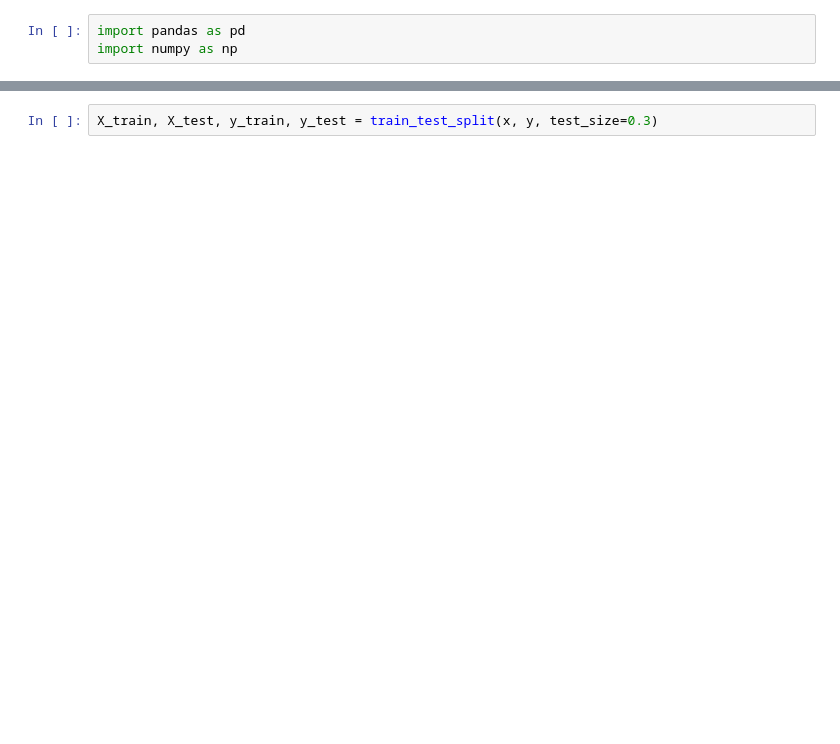
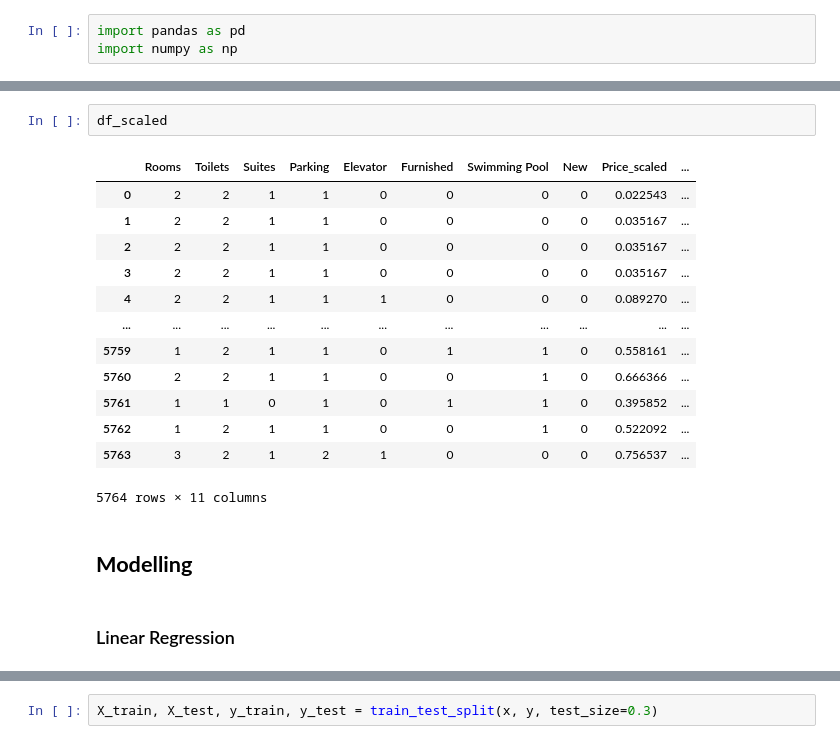
Before and after one commit to ptrktodev/price-prediction, a Jupyter notebook: Model_v1.ipynb, the cells around one changed output, grey strips where cells are left out. Saved outputs shown, nothing was run; the diff lists cells and outputs as text; blank space fills up the shorter version.

```diff
--- a/Model_v1.ipynb
+++ b/Model_v1.ipynb
@@ -24,2 +66,22 @@ df
+# %%
+df_scaled
+# %% [output]
+|  | Rooms | Toilets | Suites | Parking | Elevator | Furnished | Swimming Pool | New | Price_scaled | ... |
+| 0 | 2 | 2 | 1 | 1 | 0 | 0 | 0 | 0 | 0.022543 | ... |
+| 1 | 2 | 2 | 1 | 1 | 0 | 0 | 0 | 0 | 0.035167 | ... |
+| 2 | 2 | 2 | 1 | 1 | 0 | 0 | 0 | 0 | 0.035167 | ... |
+| 3 | 2 | 2 | 1 | 1 | 0 | 0 | 0 | 0 | 0.035167 | ... |
+| 4 | 2 | 2 | 1 | 1 | 1 | 0 | 0 | 0 | 0.089270 | ... |
+| ... | ... | ... | ... | ... | ... | ... | ... | ... | ... | ... |
+| 5759 | 1 | 2 | 1 | 1 | 0 | 1 | 1 | 0 | 0.558161 | ... |
+| 5760 | 2 | 2 | 1 | 1 | 0 | 0 | 1 | 0 | 0.666366 | ... |
+| 5761 | 1 | 1 | 0 | 1 | 0 | 1 | 1 | 0 | 0.395852 | ... |
+| 5762 | 1 | 2 | 1 | 1 | 0 | 0 | 1 | 0 | 0.522092 | ... |
+| 5763 | 3 | 2 | 1 | 2 | 1 | 0 | 0 | 0 | 0.756537 | ... |
+5764 rows × 11 columns
+# %% [markdown]
+## **Modelling**
+# %% [markdown]
+### Linear Regression
 # %%
 from sklearn.model_selection import train_test_split
```
Also changed, not shown: parts of 53 cells of this notebook, 1 other file.
